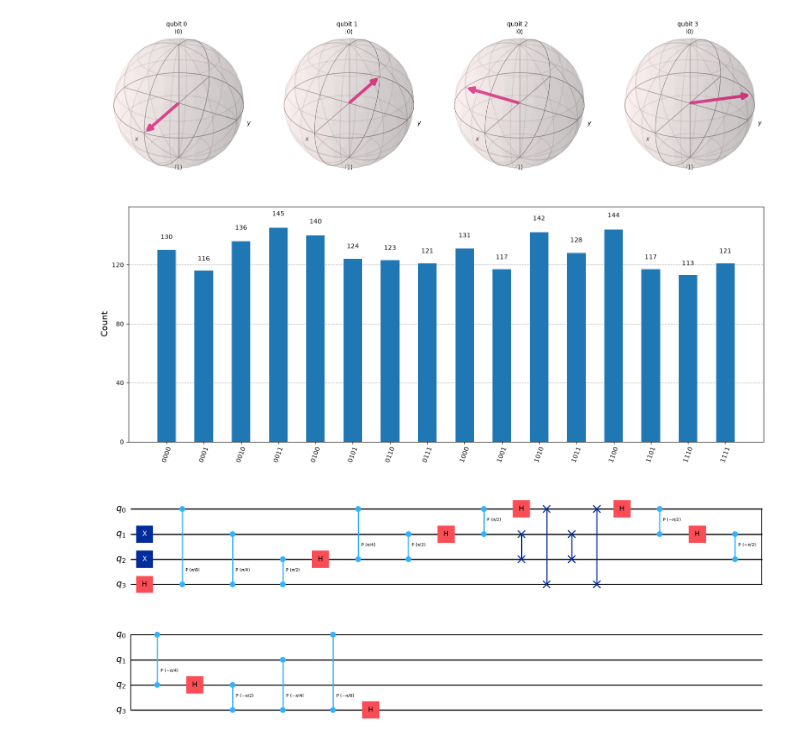
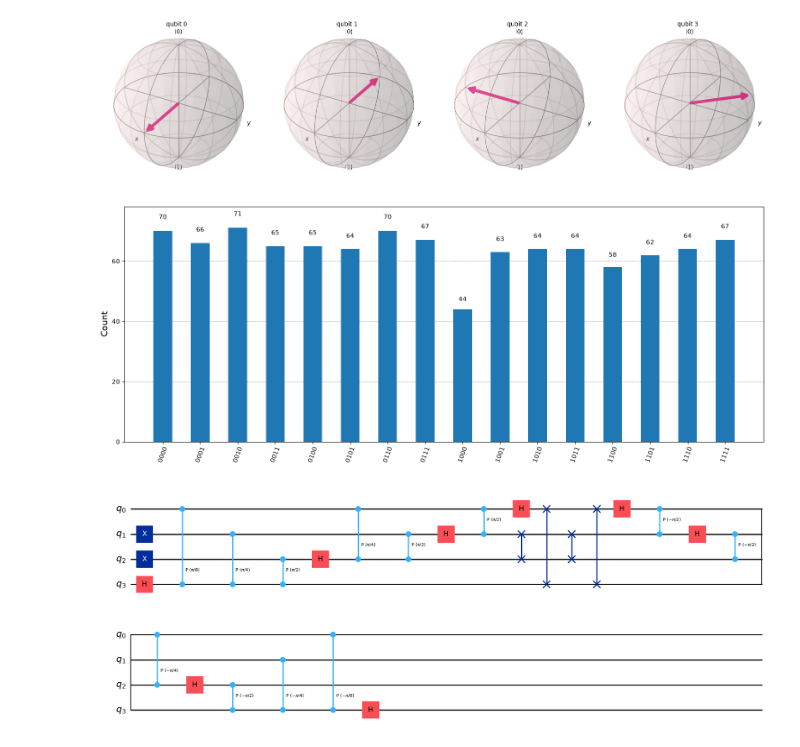
Before and after one commit to Hr15h1/qc_lab, a Jupyter notebook: qft.ipynb, the cells around one changed output. Saved outputs shown, nothing was run; the diff lists cells and outputs as text; code cells hidden in the pictures.

```diff
--- a/qft.ipynb
+++ b/qft.ipynb
@@ -74,11 +84,11 @@ plot_bloch_multivector(statevector)
 # %%
 qc_qft_measure = qc.copy()
 qc_qft_measure.measure_all()
-job = sim.run(transpile(qc_qft_measure, sim), shots=2048)
+job = sim.run(transpile(qc_qft_measure, sim), shots=1024)
 result = job.result().get_counts()
 plot_histogram(result, figsize=(15, 6))
 # %% [output]
-[figure, old version]
+[figure, new version]
 # %%
 inverse_qft = qft(QuantumCircuit(n), n).inverse()
 qc.compose(inverse_qft, inplace=True)
```
Also changed, not shown: parts of 3 cells of this notebook, 1 other file.
